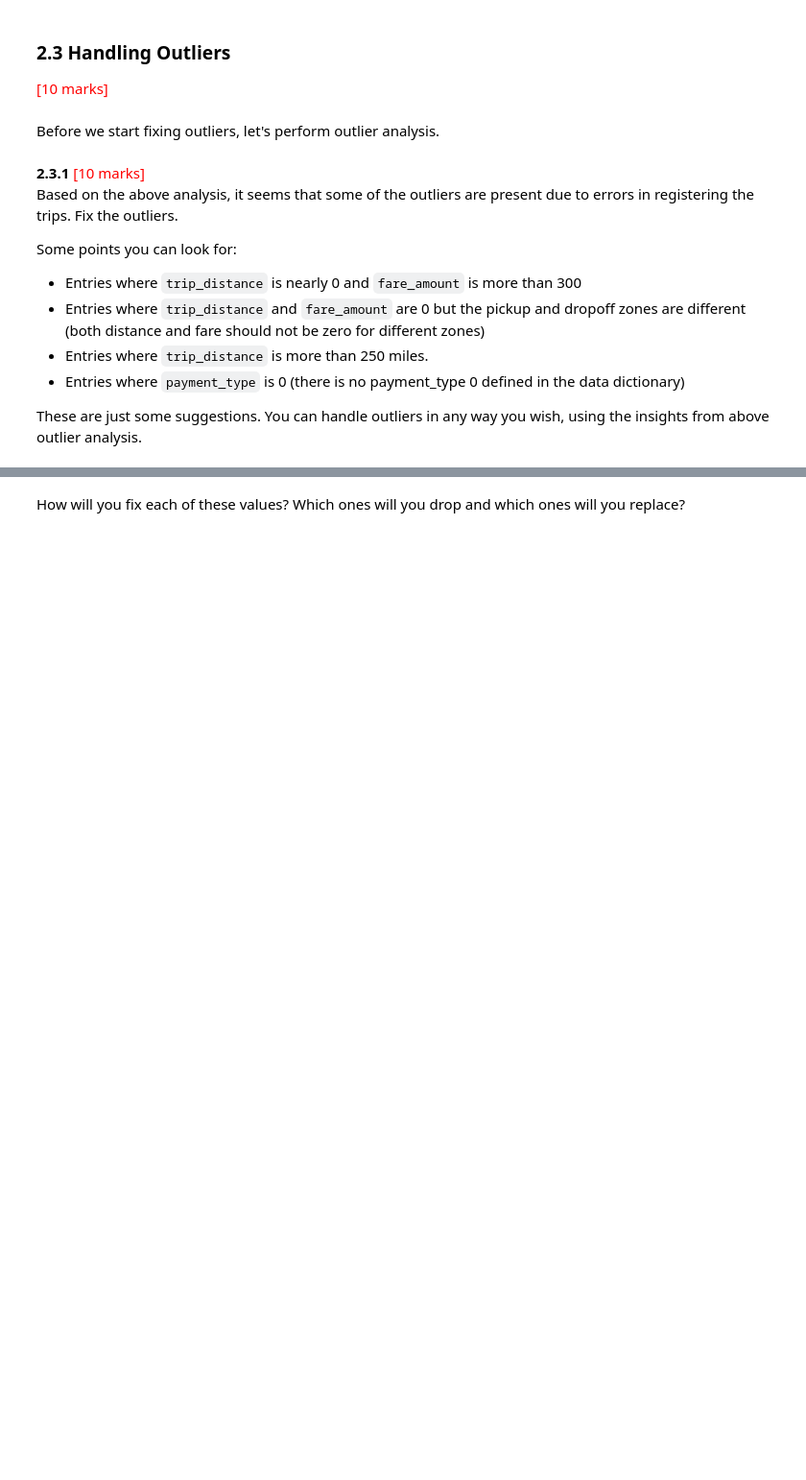
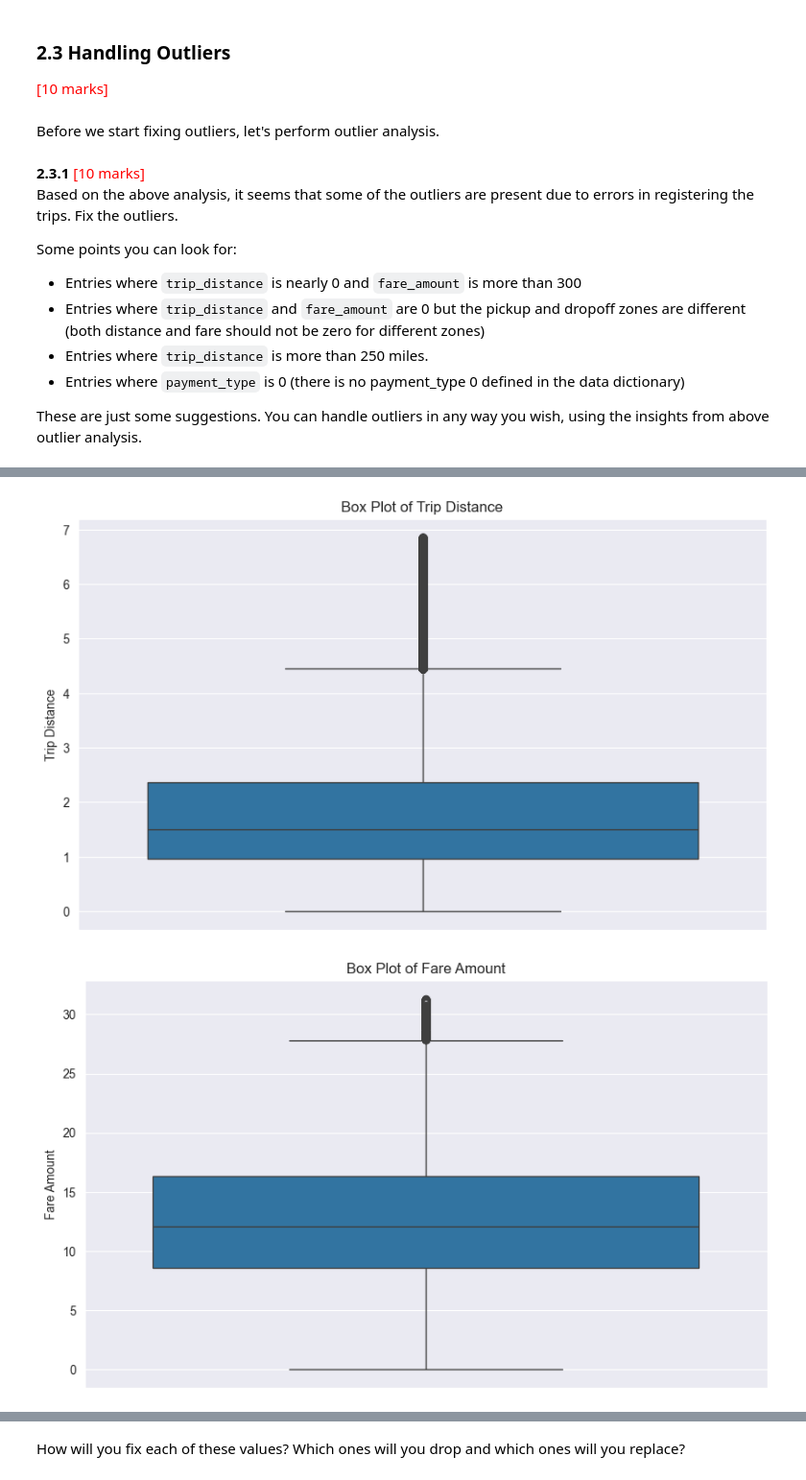
Before and after one commit to SUBHASISHBISWAS/UpGrad, a Jupyter notebook: Code/Courses/C1-SQL and Statistics Essentials/M7-NYC Taxi Records Analysis/SUBHASISH BISWAS/EDA NYC Taxi/EDA_Assg_NYC_Taxi_Starter.ipynb, the cells around one changed output, grey strips where cells are left out. Shown at 96% size. Saved outputs shown, nothing was run; the diff lists cells and outputs as text; code cells hidden in the pictures; blank space fills up the shorter version.

```diff
--- a/Code/Courses/C1-SQL and Statistics Essentials/M7-NYC Taxi Records Analysis/SUBHASISH BISWAS/EDA NYC Taxi/EDA_Assg_NYC_Taxi_Starter.ipynb
+++ b/Code/Courses/C1-SQL and Statistics Essentials/M7-NYC Taxi Records Analysis/SUBHASISH BISWAS/EDA NYC Taxi/EDA_Assg_NYC_Taxi_Starter.ipynb
@@ -302,0 +718,5 @@ These are just some suggestions. You can handle outliers in any way you wish, us
+# %%
+# d. Invalid Payment Type (0) (Errors - Drop)
+invalid_payment = df[df['payment_type'] == 0]
+print(f"Found {len(invalid_payment)} entries with invalid payment type. Dropping.")
+df = df.drop(invalid_payment.index)
@@ -302,0 +743,2 @@ These are just some suggestions. You can handle outliers in any way you wish, us
+# %%
+df = remove_outliers_iqr(df, 'trip_distance')
@@ -302,0 +747,2 @@ These are just some suggestions. You can handle outliers in any way you wish, us
+# %%
+df = remove_outliers_iqr(df, 'fare_amount')
@@ -302,0 +751,2 @@ These are just some suggestions. You can handle outliers in any way you wish, us
+# %%
+df = remove_outliers_iqr(df, 'total_amount')
@@ -302,0 +798,32 @@ These are just some suggestions. You can handle outliers in any way you wish, us
+# %%
+# a. Trip Distance
+plt.figure(figsize=(10, 6))
+sns.boxplot(y=df['trip_distance'])  # Box plot for trip distance
+plt.title('Box Plot of Trip Distance')
+plt.ylabel('Trip Distance')
+plt.show()
+
+# b. Fare Amount
+plt.figure(figsize=(10, 6))
+sns.boxplot(y=df['fare_amount'])  # Box plot for fare amount
+plt.title('Box Plot of Fare Amount')
+plt.ylabel('Fare Amount')
+plt.show()
+
+# c. Passenger Count (after removing 7+)
+plt.figure(figsize=(8, 6))
+sns.countplot(x=df['passenger_count'])  # Count plot for passenger count
+plt.title('Count Plot of Passenger Count (Less than 7)')
+plt.xlabel('Passenger Count')
+plt.ylabel('Frequency')
+plt.show()
+
+# d. Total Amount
+plt.figure(figsize=(10, 6))
+sns.boxplot(y=df['total_amount'])  # Box plot for total amount
+plt.title('Box Plot of Total Amount')
+plt.ylabel('Total Amount')
+plt.show()
+# %% [output]
+[figure, added]
+[figure, added]
```
Also changed, not shown: parts of 63 cells of this notebook, 1 other file.
